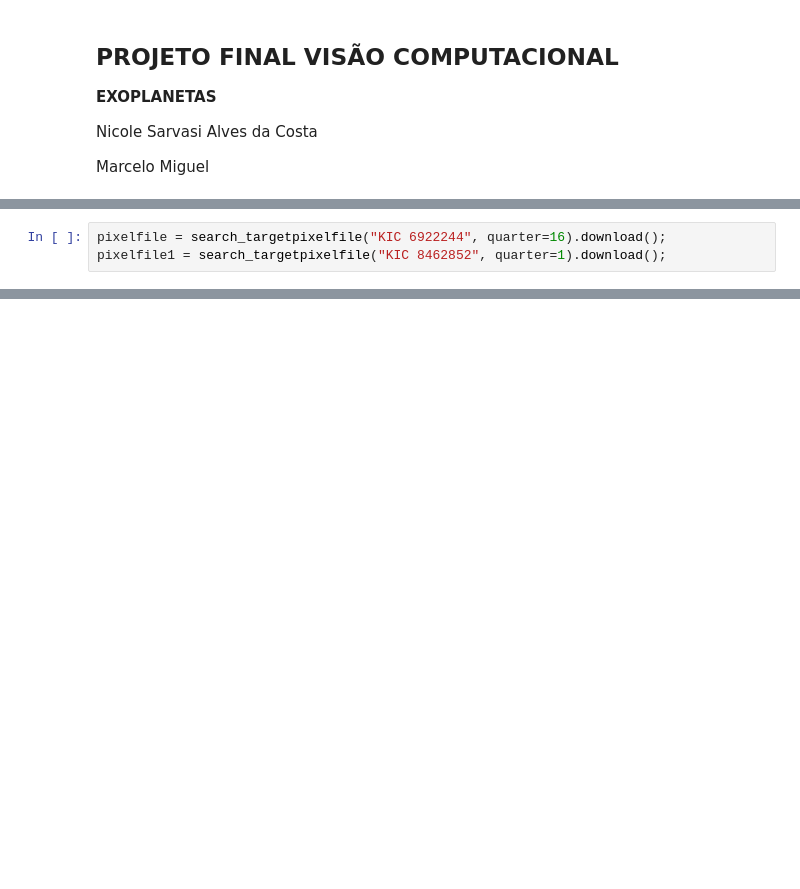
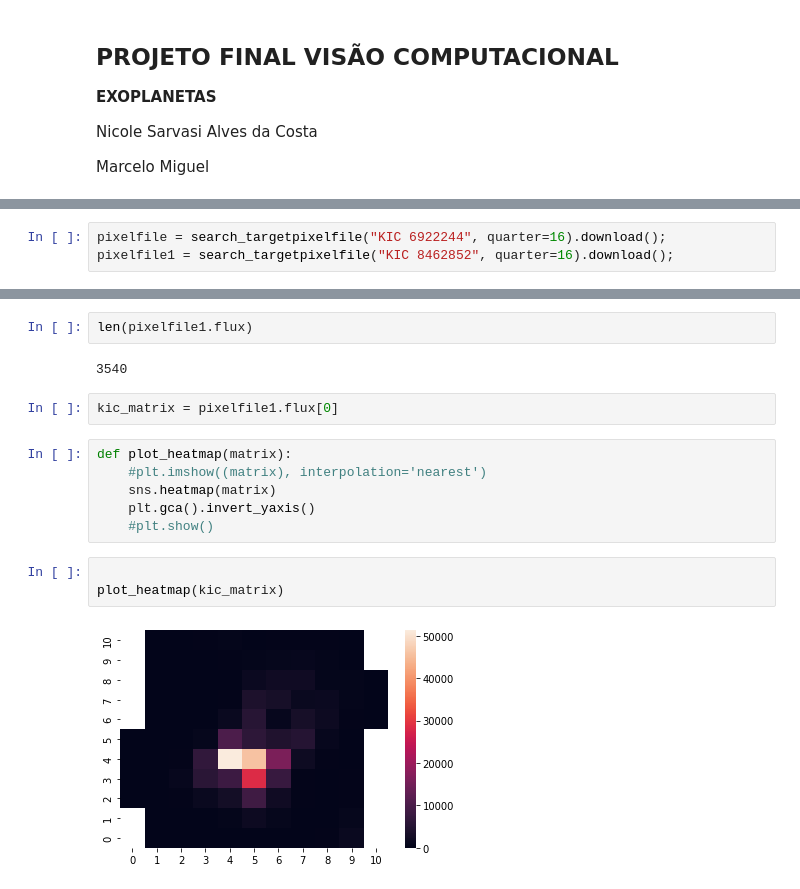
Before and after one commit to nicolecosta/exoplanetas, a Jupyter notebook: exoplanetas.ipynb, the cells around one changed output, grey strips where cells are left out. Saved outputs shown, nothing was run; the diff lists cells and outputs as text; blank space fills up the shorter version.

```diff
--- a/exoplanetas.ipynb
+++ b/exoplanetas.ipynb
@@ -34,3 +30,3 @@ from lightkurve import search_targetpixelfile
 # %%
 pixelfile = search_targetpixelfile("KIC 6922244", quarter=16).download();
-pixelfile1 = search_targetpixelfile("KIC 8462852", quarter=1).download();
+pixelfile1 = search_targetpixelfile("KIC 8462852", quarter=16).download();
@@ -70,0 +41,17 @@ pixelfile.plot(aperture_mask=pixelfile.pipeline_mask);
+# %%
+len(pixelfile1.flux)
+# %% [output]
+3540
+# %%
+kic_matrix = pixelfile1.flux[0]
+# %%
+def plot_heatmap(matrix):
+    #plt.imshow((matrix), interpolation='nearest')
+    sns.heatmap(matrix)
+    plt.gca().invert_yaxis()
+    #plt.show()
+# %%
+
+plot_heatmap(kic_matrix)
+# %% [output]
+[figure, added]
```
Also changed, not shown: parts of 26 cells of this notebook.
